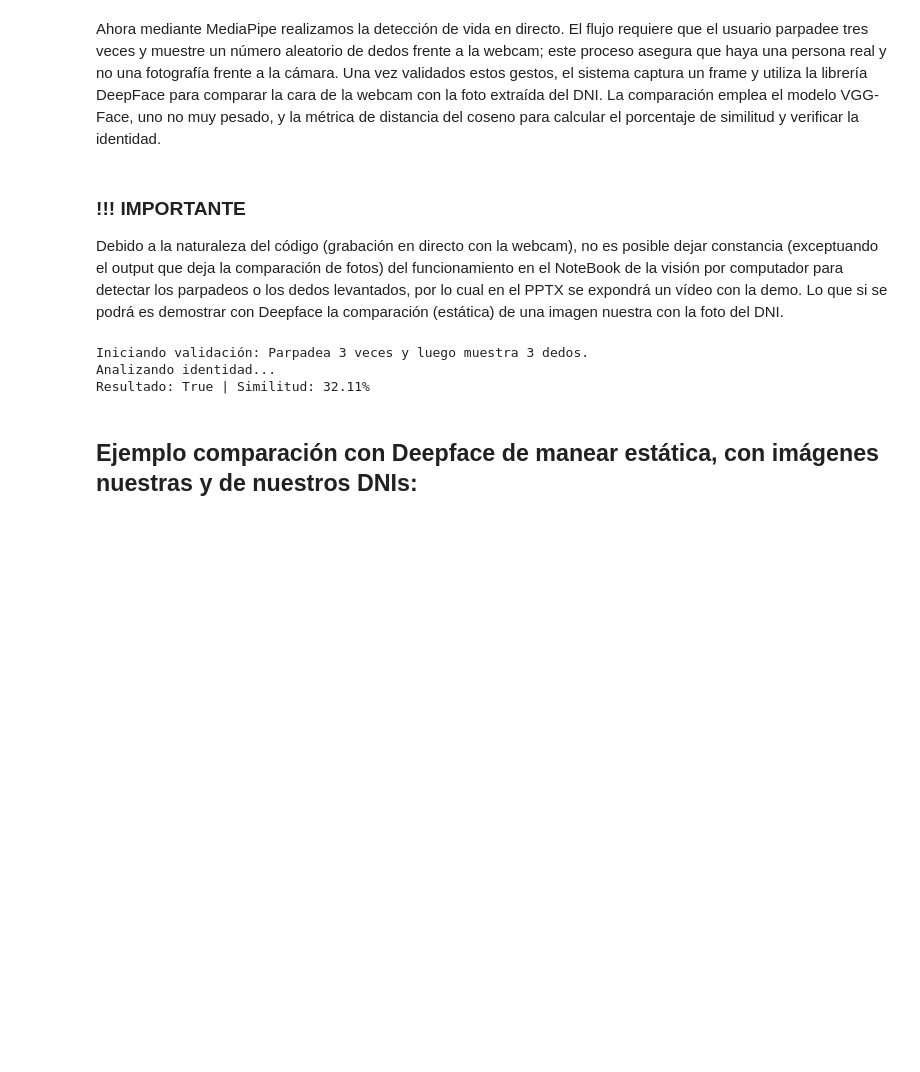
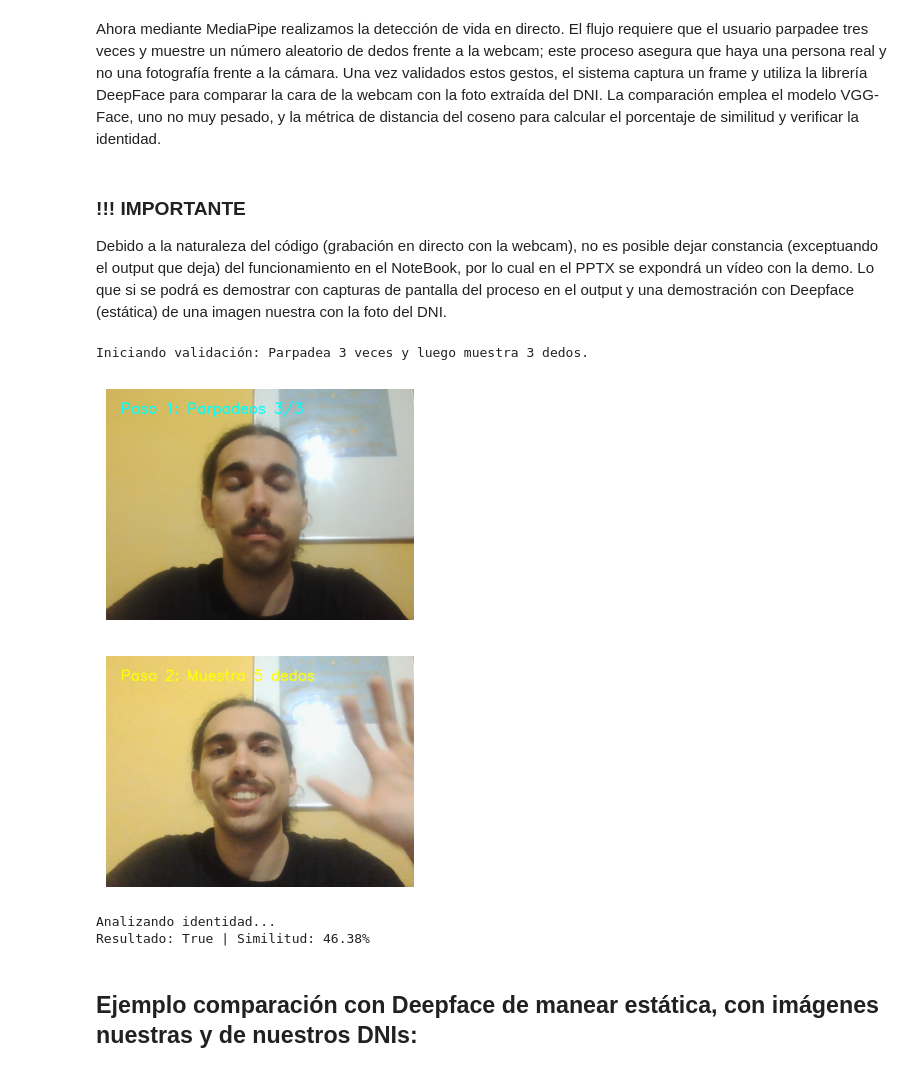
Before and after one commit to vicSA5/FacePhi-Challenge-2026-Bi-metrics, a Jupyter notebook: main.ipynb, the cells around one changed output. Cells and saved outputs as stored; diff of their text form; code cells hidden in the pictures; blank space fills up the shorter version.

```diff
--- a/main.ipynb
+++ b/main.ipynb
@@ -704,7 +704,7 @@ print(json_formatted_str)
 Ahora mediante MediaPipe realizamos la detección de vida en directo. El flujo requiere que el usuario parpadee tres veces y muestre un número aleatorio de dedos frente a la webcam; este proceso asegura que haya una persona real y no una fotografía frente a la cámara. Una vez validados estos gestos, el sistema captura un frame y utiliza la librería DeepFace para comparar la cara de la webcam con la foto extraída del DNI. La comparación emplea el modelo VGG-Face, uno no muy pesado, y la métrica de distancia del coseno para calcular el porcentaje de similitud y verificar la identidad.
 # %% [markdown]
 ### !!! IMPORTANTE
-Debido a la naturaleza del código (grabación en directo con la webcam), no es posible dejar constancia (exceptuando el output que deja la comparación de fotos) del funcionamiento en el NoteBook de la visión por computador para detectar los parpadeos o los dedos levantados, por lo cual en el PPTX se expondrá un vídeo con la demo. Lo que si se podrá es demostrar con Deepface la comparación (estática) de una imagen nuestra con la foto del DNI.
+Debido a la naturaleza del código (grabación en directo con la webcam), no es posible dejar constancia (exceptuando el output que deja) del funcionamiento en el NoteBook, por lo cual en el PPTX se expondrá un vídeo con la demo. Lo que si se podrá es demostrar con capturas de pantalla del proceso en el output y una demostración con Deepface (estática) de una imagen nuestra con la foto del DNI.
 # %%
 # configuración de mediapipe
 mp_face_mesh = mp.solutions.face_mesh
@@ -748,36 +748,43 @@ while cap.isOpened():
     if not ret: break
 
     frame = cv2.flip(frame, 1)
-    rgb_frame = cv2.cvtColor(frame, cv2.COLOR_BGR2RGB)
 
-    # 1. Lógica de Parpadeo (Ojos)
     if parpadeos < 3:
+        rgb_frame = cv2.cvtColor(frame, cv2.COLOR_BGR2RGB)
         results_face = face_mesh.process(rgb_frame)
         if results_face.multi_face_landmarks:
             for face_landmarks in results_face.multi_face_landmarks:
-                p_superior = face_landmarks.landmark[159] # Párpado superior ojo izq
-                p_inferior = face_landmarks.landmark[145] # Párpado inferior ojo izq
+                p_superior = face_landmarks.landmark[159]
+                p_inferior = face_landmarks.landmark[145]
                 dist = abs(p_superior.y - p_inferior.y)
 
                 if dist < 0.012:
                     if not isBlinking:
                         parpadeos += 1
                         isBlinking = True
+
+                        if parpadeos == 3:
+                            cv2.putText(frame, f"Paso 1: Parpadeos 3/3", (30, 50),
+                                        cv2.FONT_HERSHEY_SIMPLEX, 1, (255, 255, 0), 2)
+                            rgb_p = cv2.cvtColor(frame, cv2.COLOR_BGR2RGB)
+                            fig, ax = plt.subplots(figsize=(4, 3))
+                            ax.imshow(rgb_p)
+                            ax.axis('off')
+                            plt.show()
                 else:
                     isBlinking = False
 
         cv2.putText(frame, f"Paso 1: Parpadeos {parpadeos}/3", (30, 50),
                     cv2.FONT_HERSHEY_SIMPLEX, 1, (255, 255, 0), 2)
 
-    # 2. Lógica de Mano (Solo tras parpadeos)
     else:
+        rgb_frame = cv2.cvtColor(frame, cv2.COLOR_BGR2RGB)
         results_hands = hands.process(rgb_frame)
         fingers_up = 0
 
         if results_hands.multi_hand_landmarks:
             for hand_landmarks, handedness in zip(results_hands.multi_hand_landmarks, results_hands.multi_handedness):
                 lado_mano = handedness.classification[0].label
-
                 for dedo in ["index", "middle", "ring", "pinky"]:
                     tip = hand_landmarks.landmark[dedos_map[dedo]["tip"]]
                     pip = hand_landmarks.landmark[dedos_map[dedo]["pip"]]
@@ -788,41 +795,46 @@ while cap.isOpened():
                 if(thumb_tip.x < thumb_ip.x and lado_mano == "Right") or (thumb_tip.x > thumb_ip.x and lado_mano == "Left"):
                     fingers_up += 1
 
-
-        cv2.putText(frame, f"Paso 2: Muestra {numeroDedos} dedos mirando la cámara", (30, 50),
+        cv2.putText(frame, f"Paso 2: Muestra {numeroDedos} dedos", (30, 50),
                     cv2.FONT_HERSHEY_SIMPLEX, 1, (0, 255, 255), 2)
 
-        # 3. Captura Final al detectar 3 dedos
         if fingers_up == numeroDedos:
+            rgb_f = cv2.cvtColor(frame, cv2.COLOR_BGR2RGB)
+            fig, ax = plt.subplots(figsize=(4, 3))
+            ax.imshow(rgb_f)
+            ax.axis('off')
+            plt.show()
+
             cv2.imwrite("captura_persona.jpg", frame)
             webcamTermina = True
             break
 
     cv2.imshow('Validacion Biometrica Unificada', frame)
     if cv2.waitKey(1) & 0xFF == ord('q'): break
 
 cap.release()
 cv2.destroyAllWindows()
 
-# 4. Comparación Final (DeepFace)
 if webcamTermina:
     print("Analizando identidad...")
     try:
         resultado = DeepFace.verify(
             img1_path = leerFoto("./dni_fotos/vfront.jpg"),
             img2_path = "captura_persona.jpg",
             model_name = "VGG-Face",
             detector_backend = "opencv",
             distance_metric = "cosine"
         )
         similitud = (1 - resultado["distance"]) * 100
         print(f"Resultado: {resultado['verified']} | Similitud: {similitud:.2f}%")
     except Exception as e:
         print(f"Error en matching: {e}")
 # %% [output]
 Iniciando validación: Parpadea 3 veces y luego muestra 3 dedos.
-Analizando identidad...
-Resultado: True | Similitud: 32.11%
+[figure, added]
+[figure, added]
+Analizando identidad...
+Resultado: True | Similitud: 46.38%
 # %% [markdown]
 ## Ejemplo comparación con Deepface de manear estática, con imágenes nuestras y de nuestros DNIs:
 # %%
```
Also changed, not shown: parts of 2 cells of this notebook, 1 other file.
